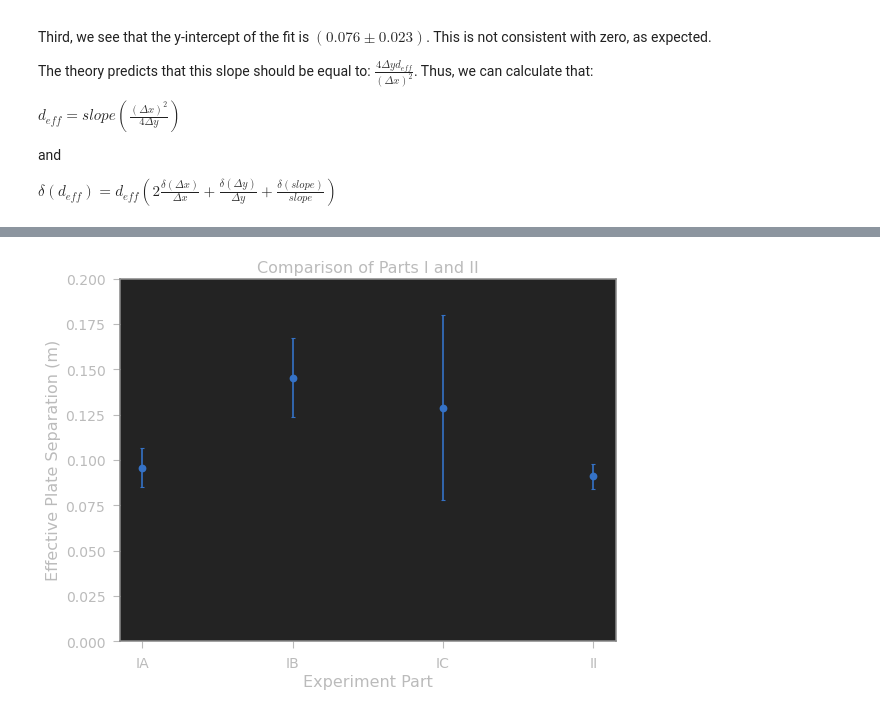
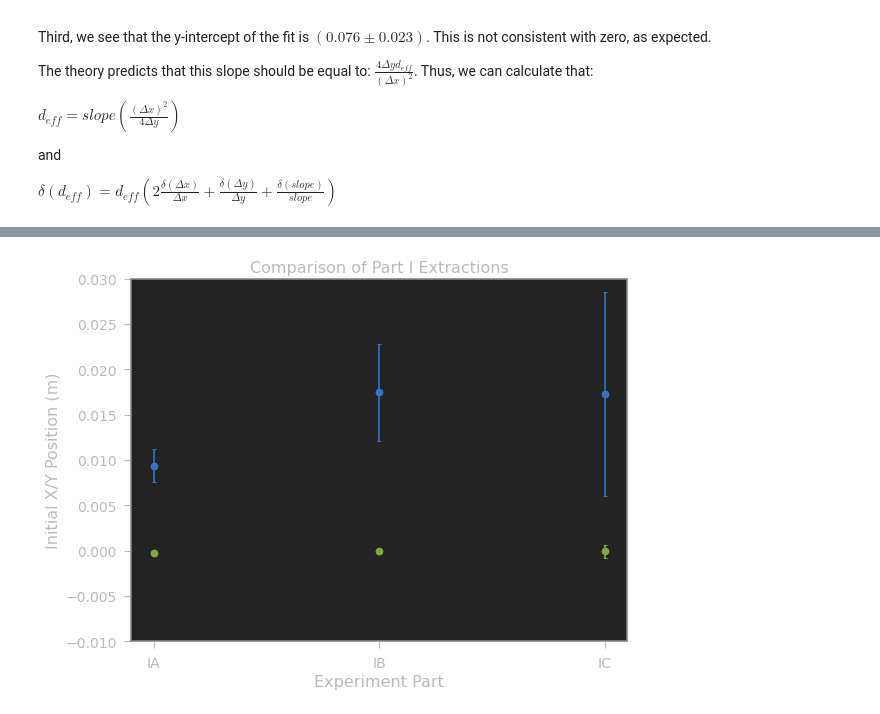
Before and after one commit to brash99/Phys202L, a Jupyter notebook: JupyterNotebooks/Lab3/Electric_Force_Analysis_PowerLaw.ipynb, the cells around one changed output, grey strips where cells are left out. Drawn from its saved outputs; the diff is of its cells as text; code cells hidden in the pictures.

```diff
--- a/JupyterNotebooks/Lab3/Electric_Force_Analysis_PowerLaw.ipynb
+++ b/JupyterNotebooks/Lab3/Electric_Force_Analysis_PowerLaw.ipynb
@@ -295,10 +322,20 @@ Vp = 3.64
 dVp = 0.01
 C = popt[0]
 dC = perr[0]
+x_i2 = popt[1]
+dx_i2 = perr[1]
+alpha2 = popt[2]
+dalpha2 = perr[2]
+y_i2 = popt[3]
+dy_i2 = perr[3]
 
 deff2 = Vp/(4*C*Va)
 
 ddeff2 = deff2*(dVp/Vp+dVa/Va+dC/C)
 
 print('d$_{eff} = (%0.3f +/- %0.3f)' % (deff2,ddeff2))
+
+print('xi = (%0.5f +/- %0.5f)' % (x_i2,dx_i2))
+print('yi = (%0.5f +/- %0.5f)' % (y_i2,dy_i2))
+print('alpha = (%0.5f +/- %0.5f)' % (alpha2,dalpha2))
 # %% [output]
@@ -383,10 +426,20 @@ Vp = 3.64
 dVp = 0.01
 C = popt[0]
 dC = perr[0]
+x_i3 = popt[1]
+dx_i3 = perr[1]
+alpha3 = popt[2]
+dalpha3 = perr[2]
+y_i3 = popt[3]
+dy_i3 = perr[3]
 
 deff3 = Vp/(4*C*Va)
 
-ddeff3 = deff2*(dVp/Vp+dVa/Va+dC/C)
+ddeff3 = deff3*(dVp/Vp+dVa/Va+dC/C)
 
 print('d$_{eff} = (%0.3f +/- %0.3f)' % (deff3,ddeff3))
+
+print('xi = (%0.5f +/- %0.5f)' % (x_i3,dx_i3))
+print('yi = (%0.5f +/- %0.5f)' % (y_i3,dy_i3))
+print('alpha = (%0.5f +/- %0.5f)' % (alpha3,dalpha3))
 # %% [output]
@@ -553,18 +644,20 @@ Va = 2.50kV: d_eff = (0.129 +/- 0.051) m
 # %%
-x1 = ['IA','IB','IC','II']
-y1 = [deff1,deff2,deff3,deff4]
-dy1 = [ddeff1,ddeff2,ddeff3,ddeff4]
+x1 = ['IA','IB','IC']
+y1 = [x_i1,x_i2,x_i3]
+dy1 = [dx_i1,dx_i2,dx_i3]
+y2 = [y_i1,y_i2,y_i3]
+dy2 = [dy_i1,dy_i2,dy_i3]
 
 plt.figure(figsize=(8, 6), dpi=80)
 
 plt.errorbar(x1, y1, yerr=dy1, fmt='o', capsize=2, capthick=1)
-
+plt.errorbar(x1, y2, yerr=dy2, fmt='o', capsize=2, capthick=1)
 #########################
 
 plt.xlabel('Experiment Part')
-plt.ylabel('Effective Plate Separation (m)')
-plt.title('Comparison of Parts I and II')
-plt.ylim(0,0.20)
+plt.ylabel('Initial X/Y Position (m)')
+plt.title('Comparison of Part I Extractions')
+plt.ylim(-0.01,0.03)
 plt.show()
 # %% [output]
-[figure, old version]
+[figure, new version]
```
Also changed, not shown: parts of 13 cells of this notebook, 1 other file.
